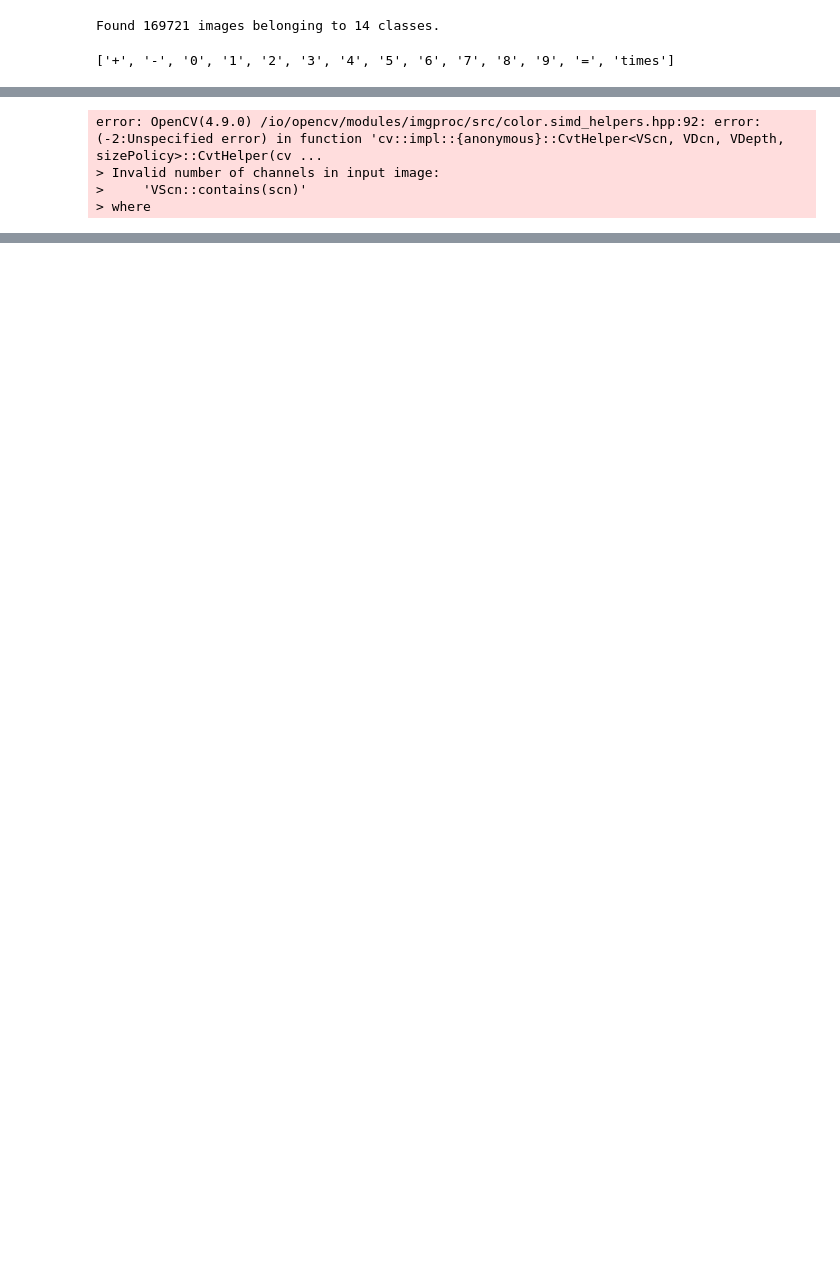
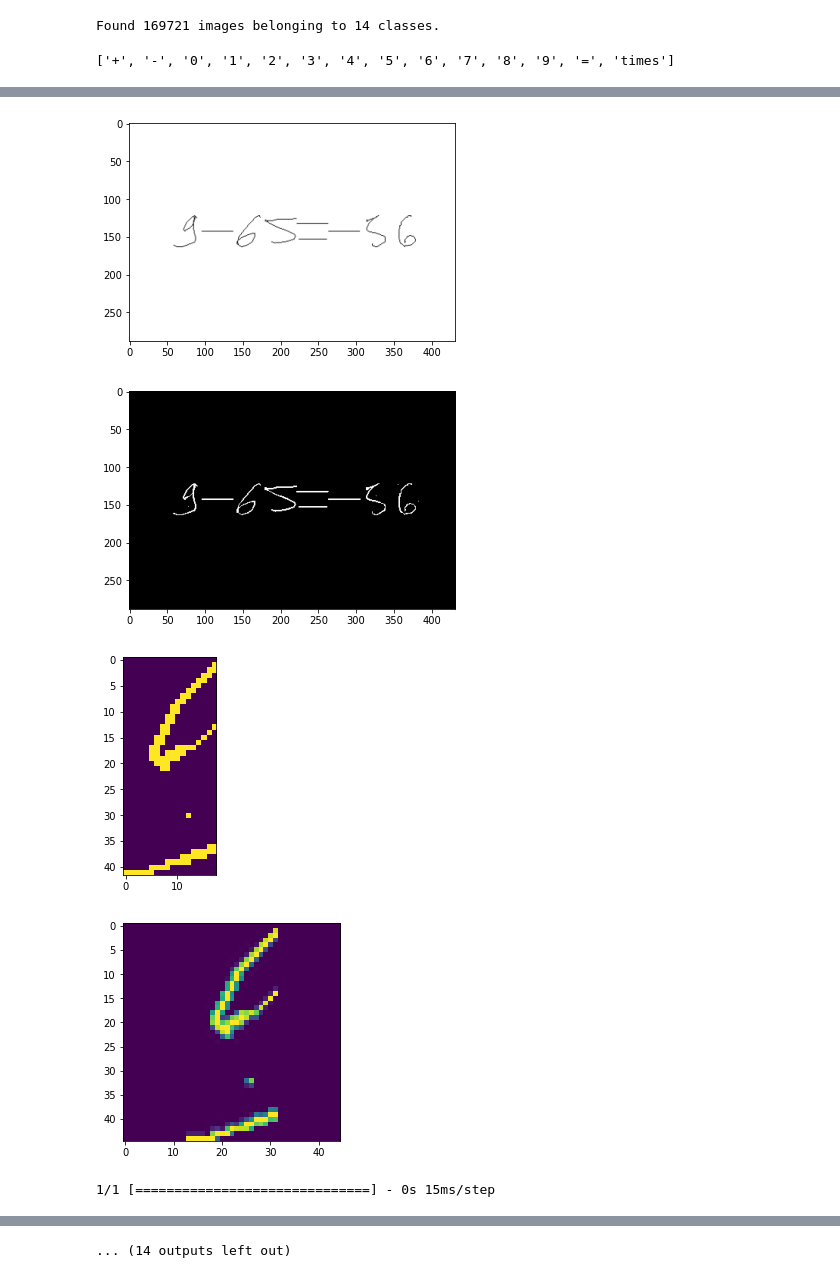
Before and after one commit to Bierc/math_solver, a Jupyter notebook: src/training/train_classifier.ipynb, the cells around one changed output, grey strips where cells are left out. Saved outputs shown, nothing was run; the diff lists cells and outputs as text; code cells hidden in the pictures; blank space fills up the shorter version.

```diff
--- a/src/training/train_classifier.ipynb
+++ b/src/training/train_classifier.ipynb
@@ -30,5 +25,5 @@ def binarize(img):
 # %%
-data_dir = '../data'
+data_dir = '../../data'
 batch_size = 32
 img_height = 45
 img_width = 45
@@ -263,36 +239,37 @@ def resize_pad3(img, size, padColor=255):
 # %%
 # Load model
-new_model = tf.keras.models.load_model('eqn-detect-model.keras')
+new_model = tf.keras.models.load_model('eqn-detect-model')
 # %%
 eqn_list = []
 
 # binarize the input image
-IMAGE = "../image.png"
-img_path = IMAGE
+IMAGE = "2numbers_049.png"
+img_path = "equation_images/"+IMAGE
 input_image = cv2.imread(img_path, 0)
 inverted_binary_img = binarize(input_image)
 plt.imshow(input_image, cmap='gray')
 plt.show()
 plt.imshow(inverted_binary_img, cmap='gray')
 plt.show()
 
 for (x, y, w, h) in sorted(keep, key = lambda x: x[0]):
     plt.imshow(inverted_binary_img[y:y+h, x:x+w])
     plt.show()
     img = resize_pad(inverted_binary_img[y:y+h, x:x+w], (45, 45), 0) # We must use the binarized image to predict
-    # plt.imshow(img)
-    # plt.show()
+    plt.imshow(img)
+    plt.show()
     pred_class = class_names[np.argmax(new_model.predict(tf.expand_dims(tf.expand_dims(img, 0), -1)))]
     if pred_class == "times":
         pred_class = "*"
     eqn_list.append(pred_class)
     #print(pred_class)
     #plt.imshow(img)
     #plt.show()
 eqn = "".join(eqn_list)
-# print(eqn)
+print(eqn)
 # %% [output]
+[figure, added]
+[figure, added]
+[figure, added]
+[figure, added]
-error: OpenCV(4.9.0) /io/opencv/modules/imgproc/src/color.simd_helpers.hpp:92: error: (-2:Unspecified error) in function 'cv::impl::{anonymous}::CvtHelper<VScn, VDcn, VDepth, sizePolicy>::CvtHelper(cv ...
-> Invalid number of channels in input image:
->     'VScn::contains(scn)'
-> where
+1/1 [==============================] - 0s 15ms/step
@@ -298,0 +283 @@ error: OpenCV(4.9.0) /io/opencv/modules/imgproc/src/color.simd_helpers.hpp:92: e
+... (14 outputs left out)
```
Also changed, not shown: parts of 15 cells of this notebook.
